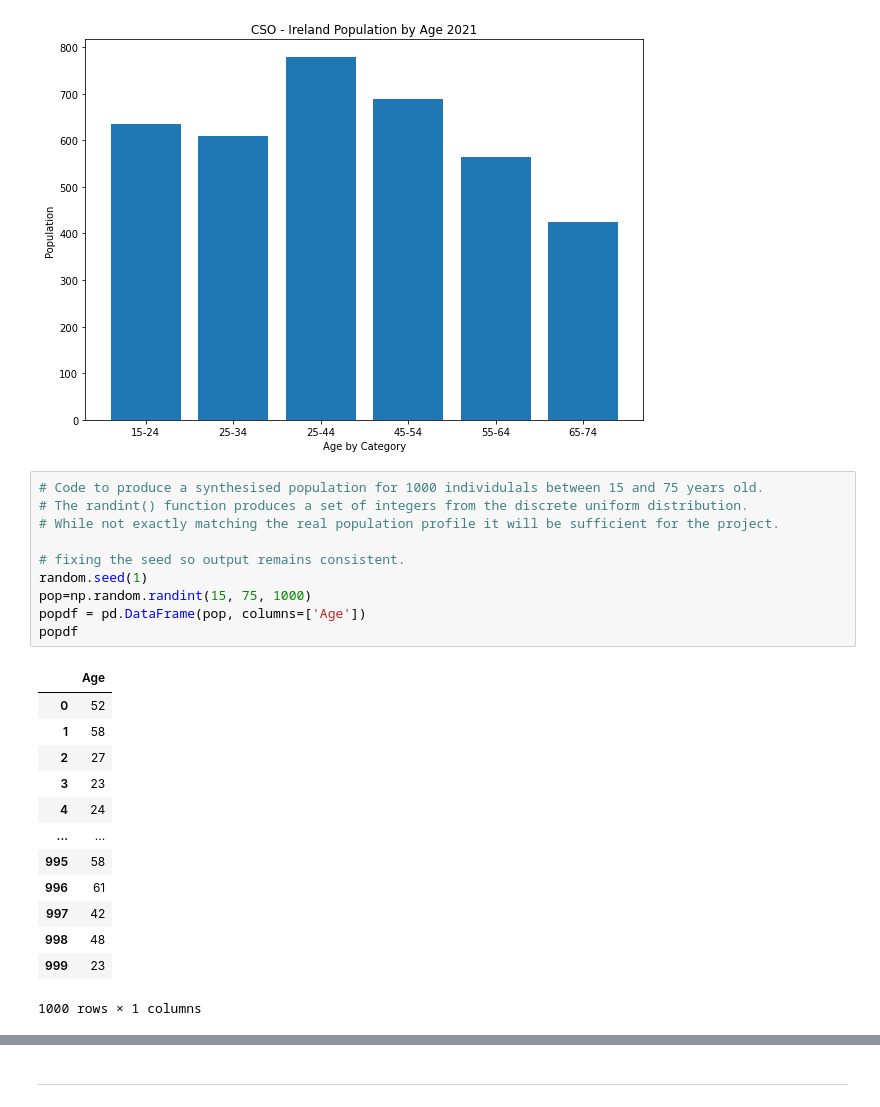
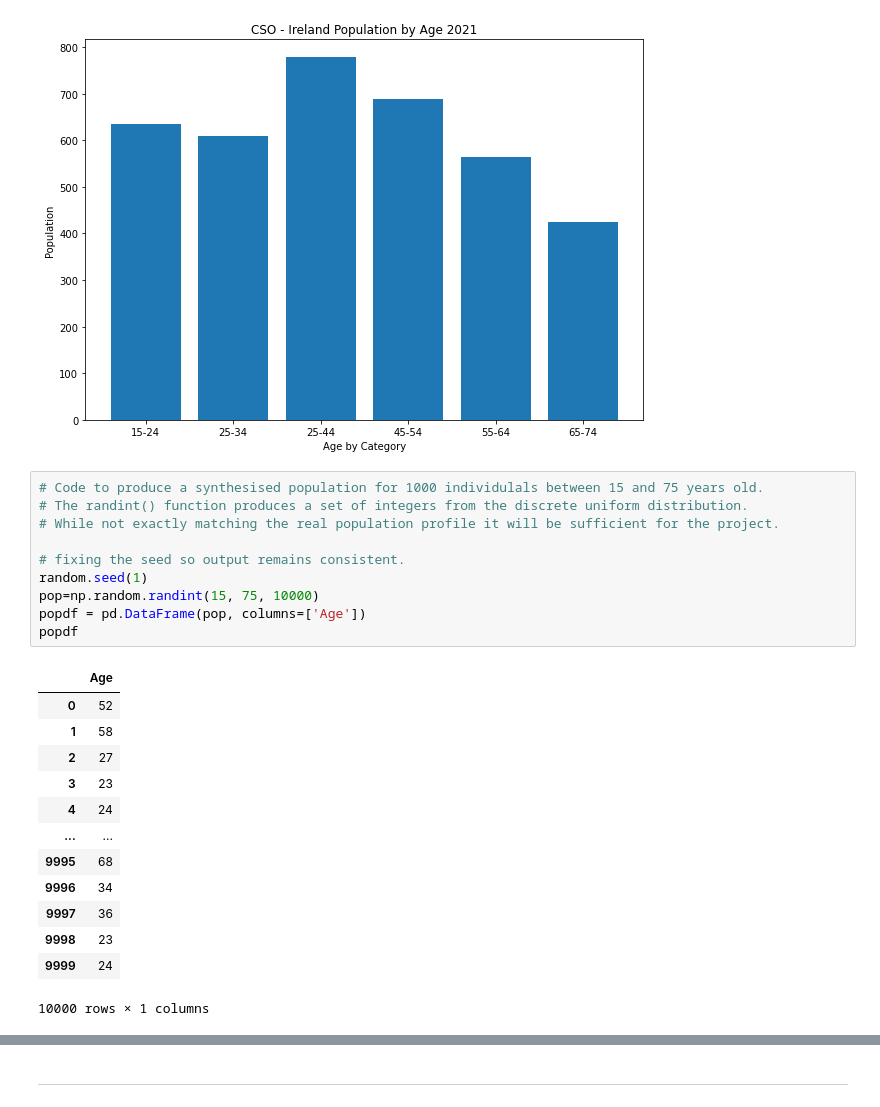
Before and after one commit to donneger/PFDA_Project_2021, a Jupyter notebook: PFDA_Project_2021.ipynb, the cells around one changed output, grey strips where cells are left out. Saved outputs shown, nothing was run; the diff lists cells and outputs as text.

```diff
--- a/PFDA_Project_2021.ipynb
+++ b/PFDA_Project_2021.ipynb
@@ -120,27 +107,27 @@ plt.show()
 # %%
 # Code to produce a synthesised population for 1000 individulals between 15 and 75 years old.
 # The randint() function produces a set of integers from the discrete uniform distribution.
 # While not exactly matching the real population profile it will be sufficient for the project.
 
 # fixing the seed so output remains consistent.
 random.seed(1)
-pop=np.random.randint(15, 75, 1000)
+pop=np.random.randint(15, 75, 10000)
 popdf = pd.DataFrame(pop, columns=['Age'])
 popdf
 # %% [output]
 |  | Age |
 | 0 | 52 |
 | 1 | 58 |
 | 2 | 27 |
 | 3 | 23 |
 | 4 | 24 |
 | ... | ... |
-| 995 | 58 |
-| 996 | 61 |
-| 997 | 42 |
-| 998 | 48 |
-| 999 | 23 |
+| 9995 | 68 |
+| 9996 | 34 |
+| 9997 | 36 |
+| 9998 | 23 |
+| 9999 | 24 |
-1000 rows × 1 columns
+10000 rows × 1 columns
 # %%
 # This code takes the synthesised population of 1000 and splits out by the age categories specified for the project.
 conditions=[(popdf['Age']>=15) & (popdf['Age']<=24),
```
Also changed, not shown: parts of 27 cells of this notebook.
